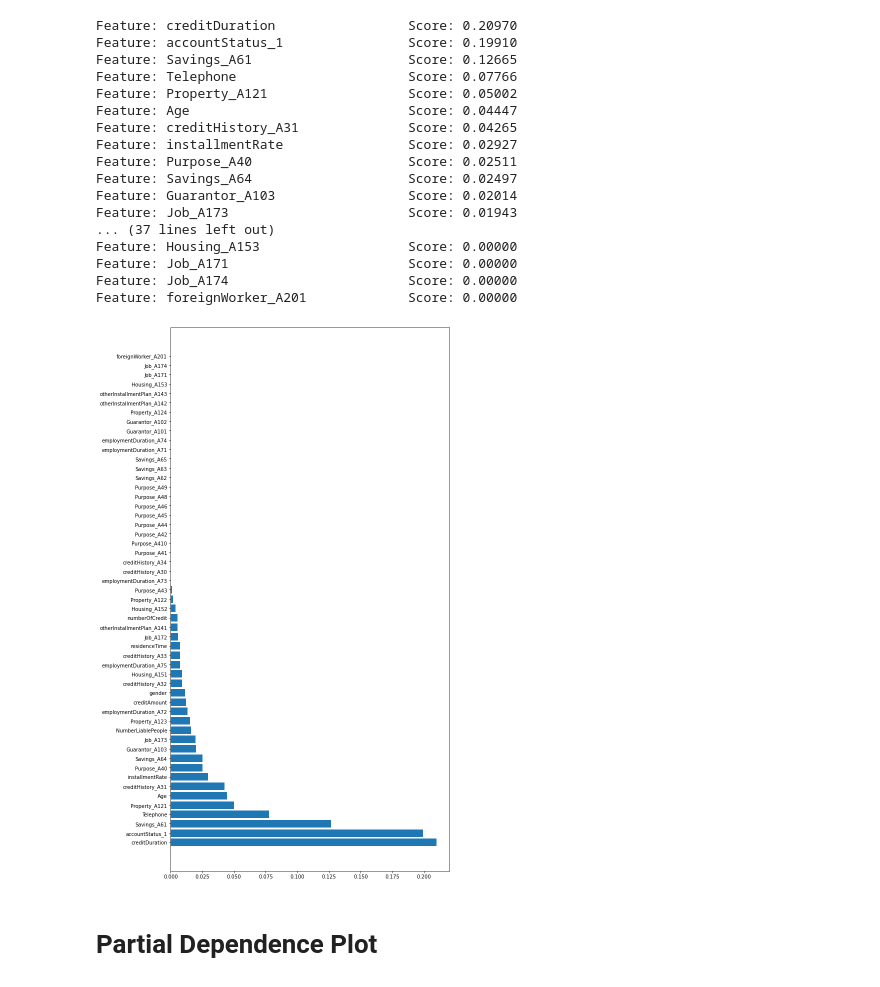
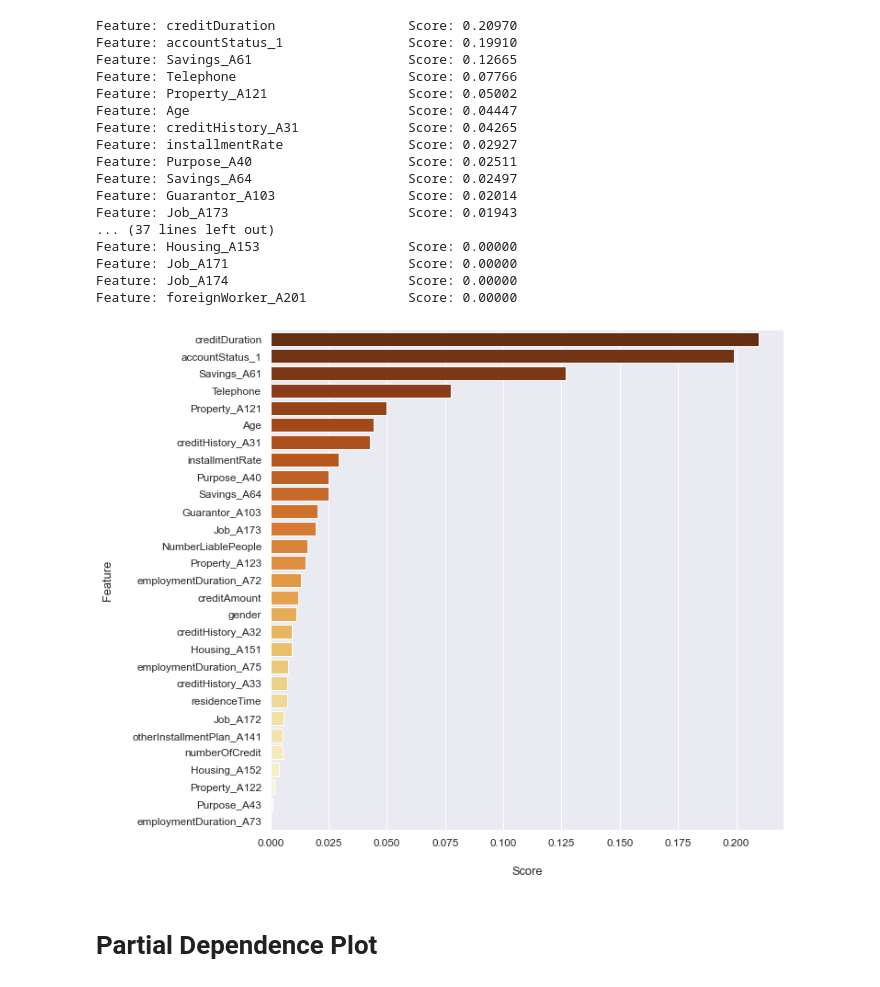
Before and after one commit to belzaina/mlinterp, a Jupyter notebook: InterpretableML.ipynb, the cells around one changed output. Cells and saved outputs as stored; diff of their text form; code cells hidden in the pictures.

```diff
--- a/InterpretableML.ipynb
+++ b/InterpretableML.ipynb
@@ -136,15 +138,20 @@ Feature: Housing_A153                   Score: 0.00000
 Feature: Job_A171                       Score: 0.00000
 Feature: Job_A174                       Score: 0.00000
 Feature: foreignWorker_A201             Score: 0.00000
-# %%
-plt.rcParams['figure.figsize'] = [10, 20]
-
-features, importance_score = zip(*features_importance)
-
-plt.barh(features, importance_score)
-plt.show()
-# %% [output]
-[figure, removed]
+# %%
+features, importance_score = zip(*features_importance)
+feature_importance = pd.DataFrame({"Feature": features, "Score": importance_score})
+feature_importance = feature_importance[feature_importance["Score"] > 0.]
+plt.rcParams['figure.figsize'] = [10, 10]
+sns.set_theme()
+sns.set_context("notebook", font_scale=1.07)
+sns.barplot(y="Feature", x="Score", data=feature_importance, palette="YlOrBr_r")
+sns.despine(left=True, bottom=True)
+plt.xlabel("Score", labelpad=20)
+plt.ylabel("Feature", labelpad=20)
+plt.show()
+# %% [output]
+[figure, added]
 # %% [markdown]
 # Partial Dependence Plot
 # %%
```
Also changed, not shown: parts of 33 cells of this notebook.
